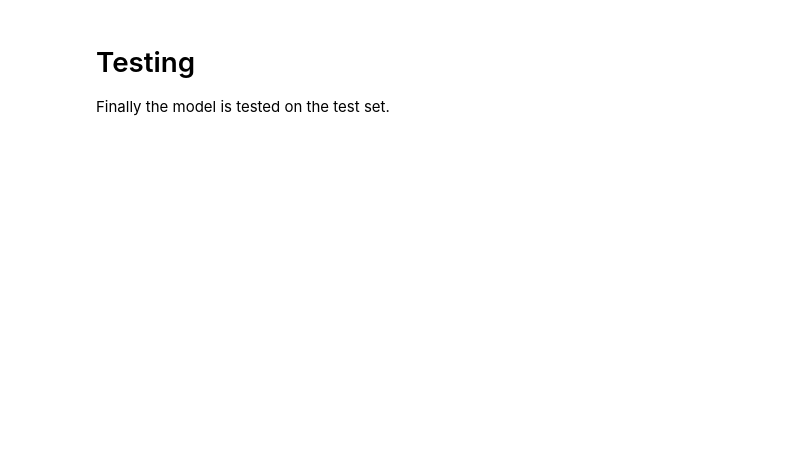
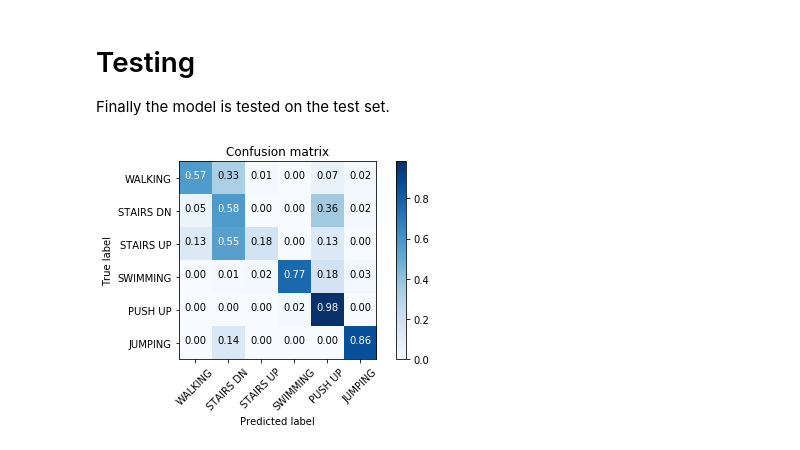
Before and after one commit to jakesant/gog_apt, a Jupyter notebook: ODDCNN.ipynb, the cells around one changed output. Saved outputs shown, nothing was run; the diff lists cells and outputs as text; code cells hidden in the pictures; blank space fills up the shorter version.

```diff
--- a/ODDCNN.ipynb
+++ b/ODDCNN.ipynb
@@ -336,3 +269,18 @@ plot_confusion_matrix(cnf_matrix, classes=classes, normalize=True,title='Confusi
+# %%
+cnf_matrix = confusion_matrix(test_labels, predictions)
+np.set_printoptions(precision=2)
+
+classes =   {
+                "WALKING": 0,
+                "STAIRS DN": 1,
+                "STAIRS UP": 2,
+                "SWIMMING" : 3,
+                "PUSH UP" : 4,
+                "JUMPING" : 5,
+            }
+h.plot_confusion_matrix(cnf_matrix, classes=classes, normalize=True,title='Confusion matrix')
+# %% [output]
+[figure, added]
 # %%
 print("Final accuracy score on the testing data: {:.4f}".format(accuracy_score(test_labels, predictions)))
 print("Final F-score on the testing data: {:.4f}".format(fbeta_score(test_labels, predictions, beta = 0.5,average='weighted')))
```
Also changed, not shown: parts of 10 cells of this notebook, 9 other files.
